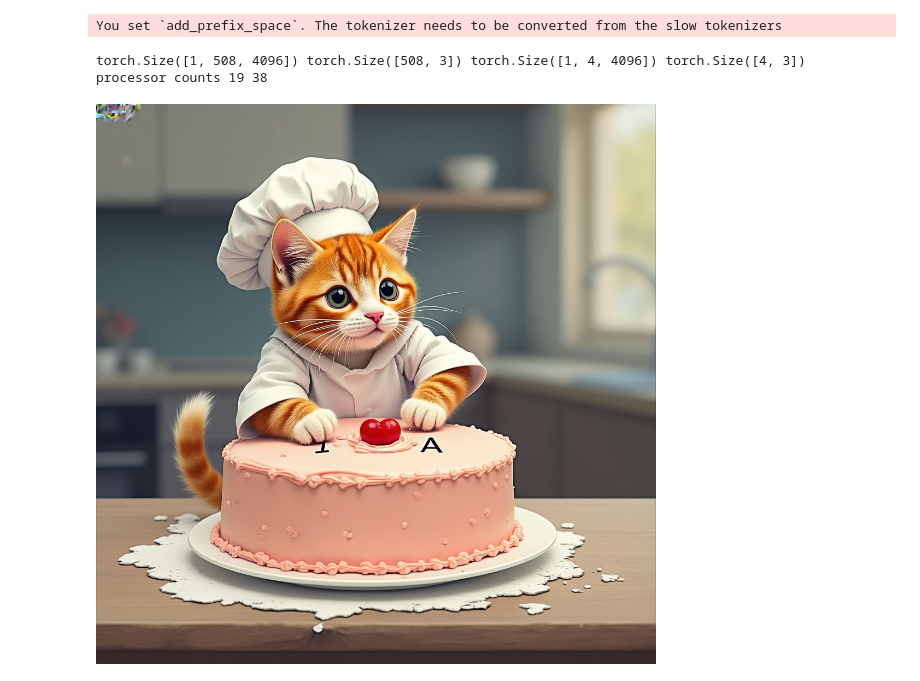
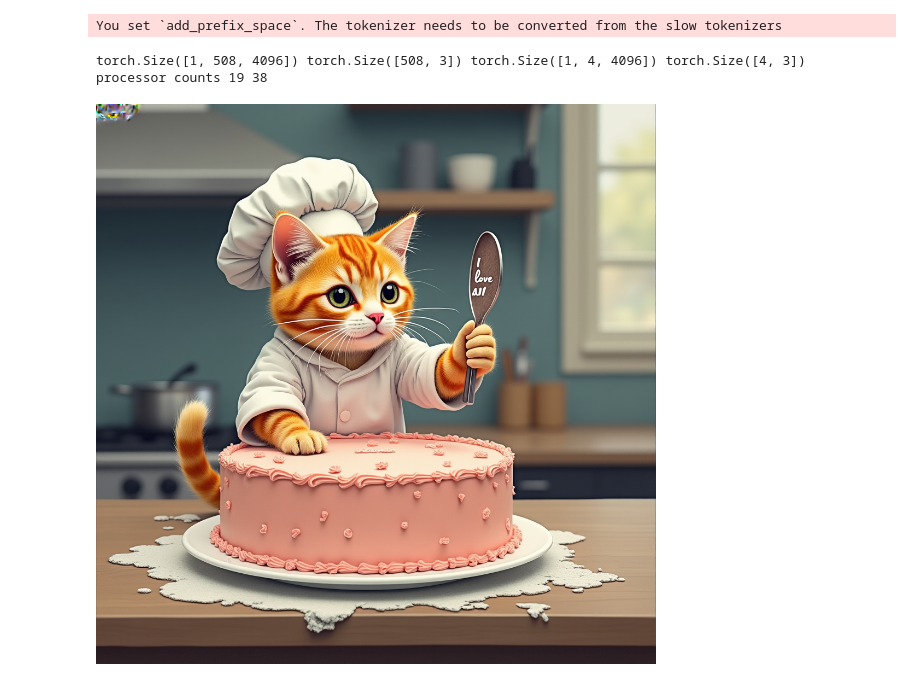
Before and after one commit to weathon/VSF, a Jupyter notebook: demo.ipynb, the cells around one changed output. Drawn from its saved outputs; the diff is of its cells as text; code cells hidden in the pictures.

```diff
--- a/demo.ipynb
+++ b/demo.ipynb
@@ -220,14 +220,15 @@ You set `add_prefix_space`. The tokenizer needs to be converted from the slow to
 # %%
 # seems like it works on dev? or just more steps, but the top left conner, pos embedding? just need larger scale
 pipe(
     prompt="A chef cat making a cake in the kitchen, the kitchen is modern and well-lit, the text on cake is saying 'I LOVE AI, the whole image is in oil paint style'",
     negative_prompt="icing",
     guidance_scale=4.0,
-    num_inference_steps=20,
-    scale=15,
+    num_inference_steps=30,
+    scale=19,
+    offset=0.3,
     generator=torch.Generator("cpu").manual_seed(20)
 ).images[0]
 # %% [output]
 torch.Size([1, 508, 4096]) torch.Size([508, 3]) torch.Size([1, 4, 4096]) torch.Size([4, 3])
 processor counts 19 38
-[figure, old version]
+[figure, new version]
```
Also changed, not shown: 2 other files.
